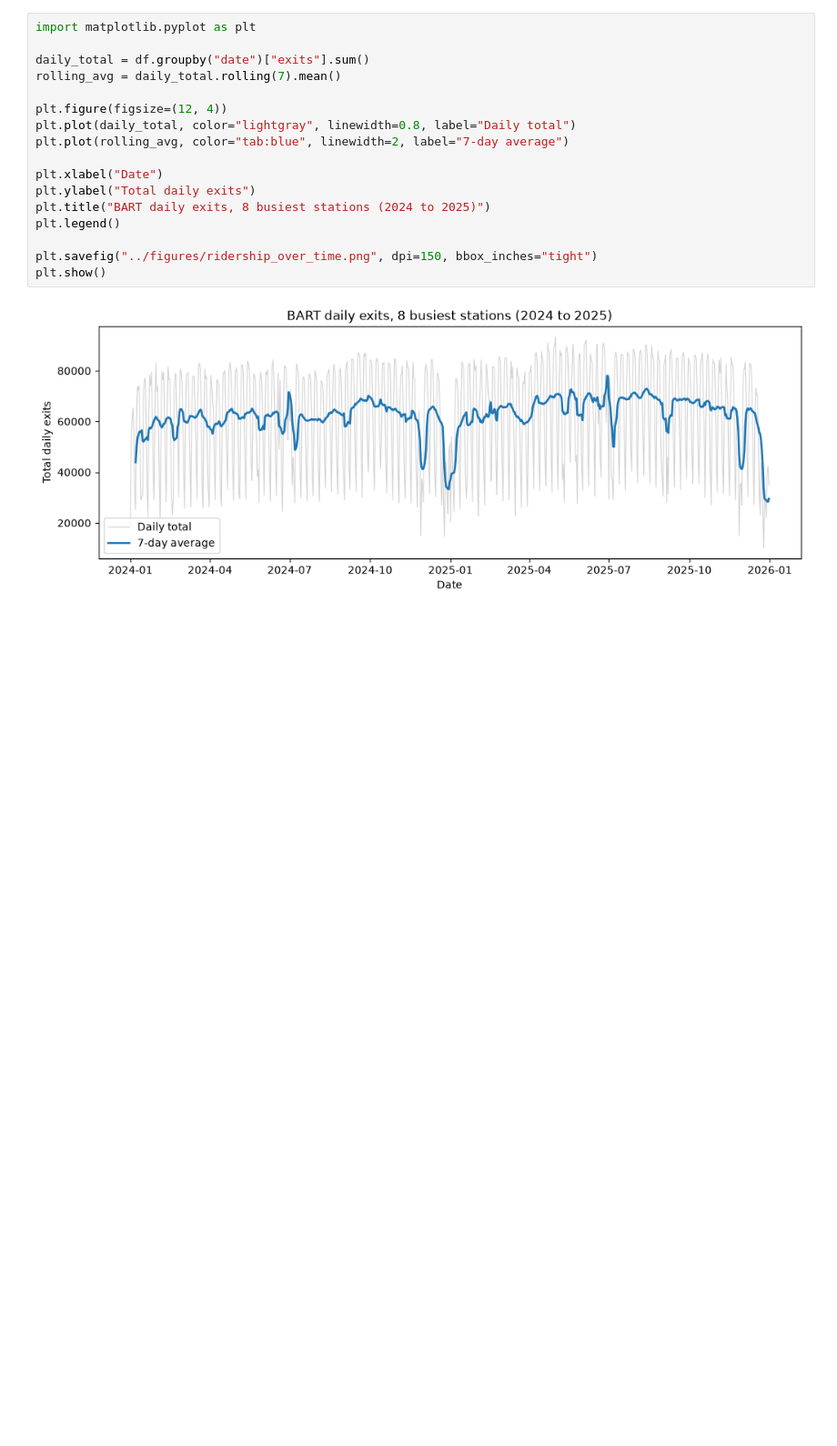
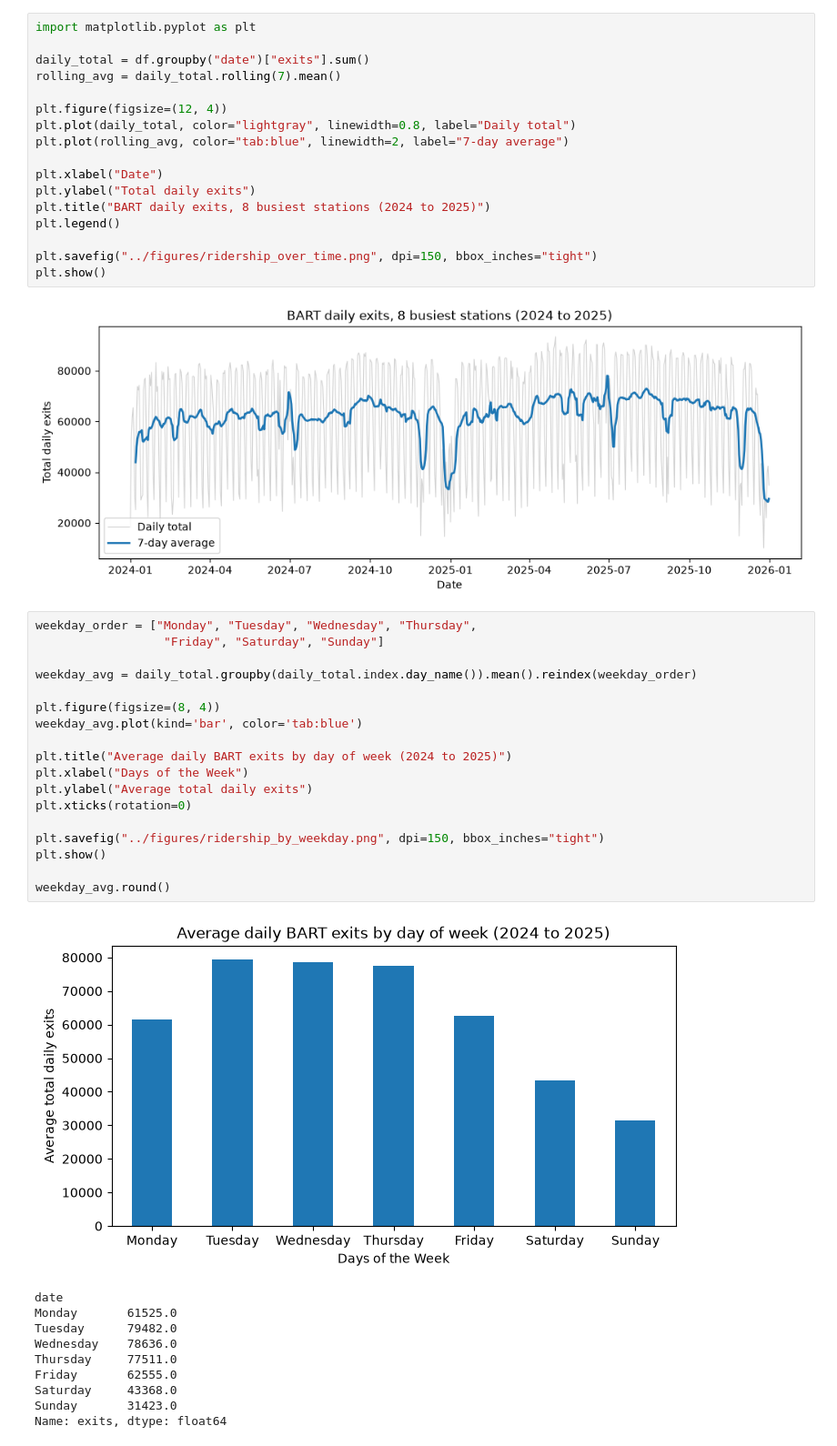
Before and after one commit to AydanEddieGonzalez/bart-ridership-regression, a Jupyter notebook: notebooks/01_eda.ipynb, the cells around one changed output. Shown at 91% size. Cells and saved outputs as stored; diff of their text form; blank space fills up the shorter version.

Commit message:
Add daily BART exits by day of week from 2024 to 2025

```diff
--- a/notebooks/01_eda.ipynb
+++ b/notebooks/01_eda.ipynb
@@ -164,3 +164,32 @@ plt.savefig("../figures/ridership_over_time.png", dpi=150, bbox_inches="tight")
 plt.show()
 # %% [output]
 [figure]
+# %%
+weekday_order = ["Monday", "Tuesday", "Wednesday", "Thursday",
+                  "Friday", "Saturday", "Sunday"]
+
+weekday_avg = daily_total.groupby(daily_total.index.day_name()).mean().reindex(weekday_order)
+
+plt.figure(figsize=(8, 4))
+weekday_avg.plot(kind='bar', color='tab:blue')
+
+plt.title("Average daily BART exits by day of week (2024 to 2025)")
+plt.xlabel("Days of the Week")
+plt.ylabel("Average total daily exits")
+plt.xticks(rotation=0)
+
+plt.savefig("../figures/ridership_by_weekday.png", dpi=150, bbox_inches="tight")
+plt.show()
+
+weekday_avg.round()
+# %% [output]
+[figure, added]
+date
+Monday       61525.0
+Tuesday      79482.0
+Wednesday    78636.0
+Thursday     77511.0
+Friday       62555.0
+Saturday     43368.0
+Sunday       31423.0
+Name: exits, dtype: float64
```
Also changed, not shown: 1 other file.
